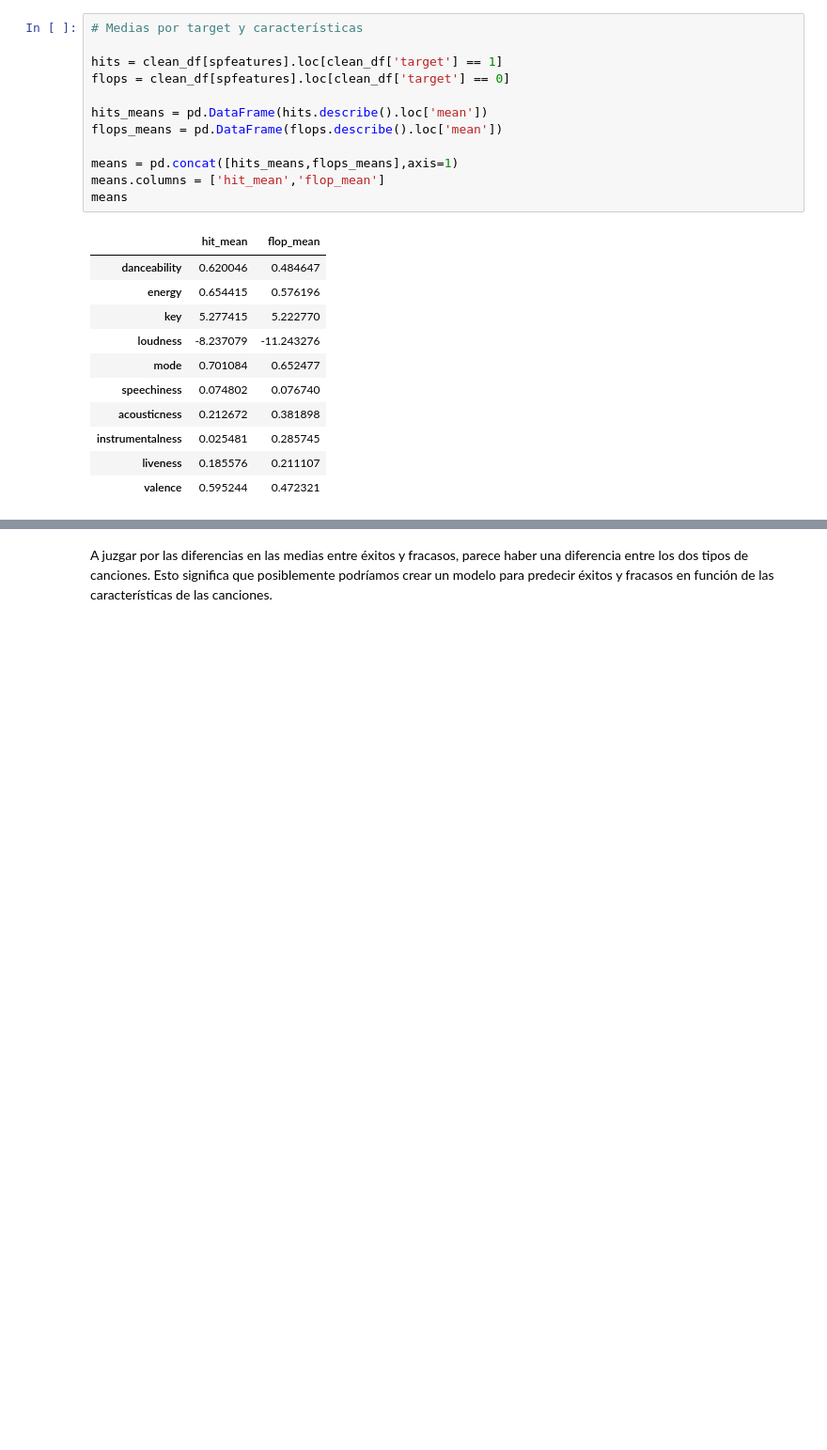
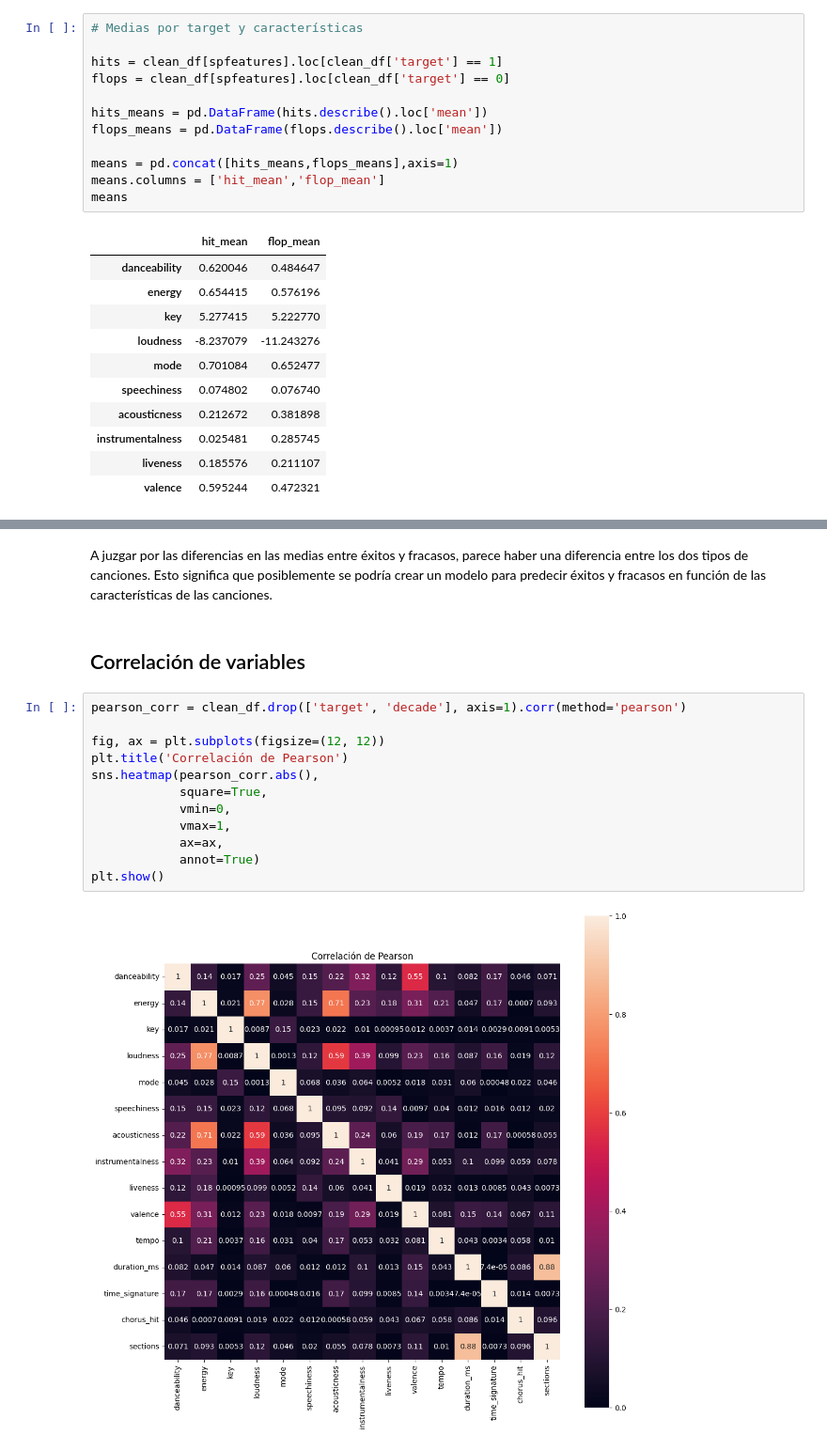
Before and after one commit to tyzurc/spotify_hits, a Jupyter notebook: spotify_hits.ipynb, the cells around one changed output, grey strips where cells are left out. Shown at 94% size. Cells and saved outputs as stored; diff of their text form; blank space fills up the shorter version.

```diff
--- a/spotify_hits.ipynb
+++ b/spotify_hits.ipynb
@@ -334,4 +342,20 @@ plt.show()
 # %% [output]
 [figure]
 # %% [markdown]
-A juzgar por las diferencias en las medias entre éxitos y fracasos, parece haber una diferencia entre los dos tipos de canciones. Esto significa que posiblemente podríamos crear un modelo para predecir éxitos y fracasos en función de las características de las canciones.
+A juzgar por las diferencias en las medias entre éxitos y fracasos, parece haber una diferencia entre los dos tipos de canciones. Esto significa que posiblemente se podría crear un modelo para predecir éxitos y fracasos en función de las características de las canciones.
+# %% [markdown]
+## Correlación de variables
+# %%
+pearson_corr = clean_df.drop(['target', 'decade'], axis=1).corr(method='pearson')
+
+fig, ax = plt.subplots(figsize=(12, 12))
+plt.title('Correlación de Pearson')
+sns.heatmap(pearson_corr.abs(),
+            square=True,
+            vmin=0,
+            vmax=1,
+            ax=ax,
+            annot=True)
+plt.show()
+# %% [output]
+[figure, added]
```
Also changed, not shown: parts of 66 cells of this notebook, 3 other files.
